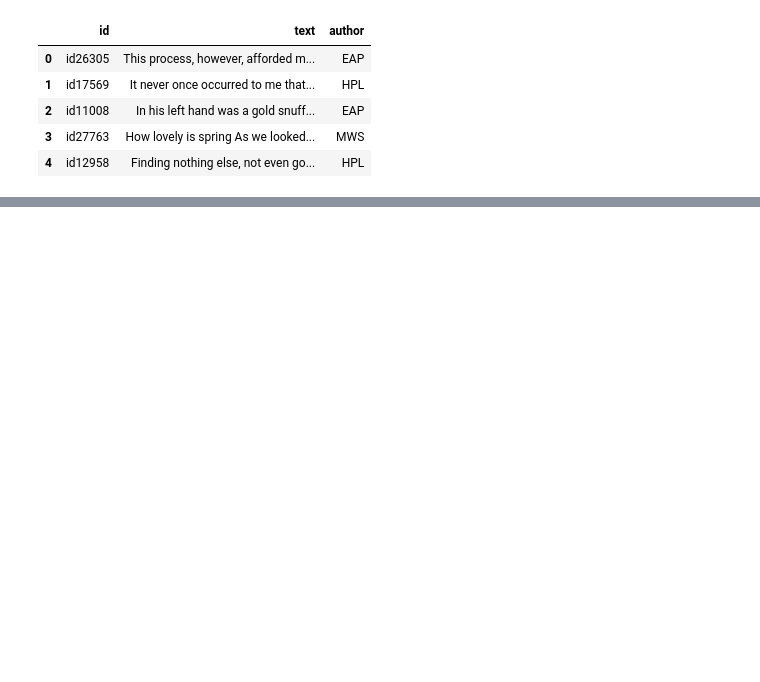
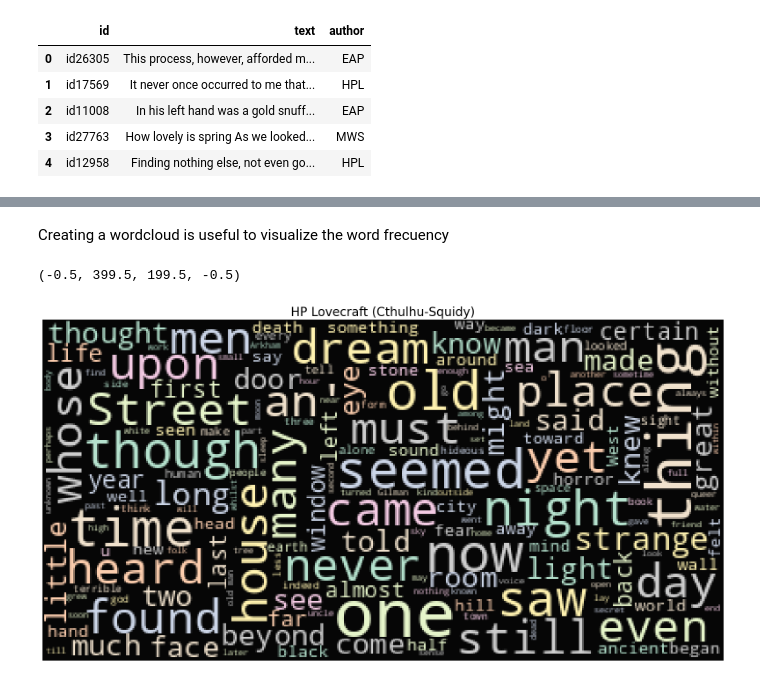
Before and after one commit to Tomju2/ML-practice, a Jupyter notebook: classification/spooky dataser (NLP)/NLP practice.ipynb, the cells around one changed output, grey strips where cells are left out. Drawn from its saved outputs; the diff is of its cells as text; code cells hidden in the pictures; blank space fills up the shorter version.

```diff
--- a/classification/spooky dataser (NLP)/NLP practice.ipynb
+++ b/classification/spooky dataser (NLP)/NLP practice.ipynb
@@ -49,0 +73,22 @@ py.iplot(fig, filename='basic-bar')
+# %% [markdown]
+Creating a wordcloud is useful to visualize the word frecuency
+# %%
+from wordcloud import WordCloud, STOPWORDS
+
+# create the lists for the word clouds
+
+eap = train[train.author=="EAP"]["text"].values
+hpl = train[train.author=="HPL"]["text"].values
+mws = train[train.author=="MWS"]["text"].values
+# %%
+# The wordcloud for HP Lovecraft
+plt.figure(figsize=(20,30))
+wc = WordCloud(background_color="black", max_words=10000,
+                stopwords=STOPWORDS, max_font_size= 40)
+wc.generate(" ".join(hpl))
+plt.title("HP Lovecraft (Cthulhu-Squidy)", fontsize=20)
+plt.imshow(wc.recolor( colormap= 'Pastel2' , random_state=17), alpha=0.98)
+plt.axis('off')
+# %% [output]
+(-0.5, 399.5, 199.5, -0.5)
+[figure, added]
```
Also changed, not shown: parts of 13 cells of this notebook.
